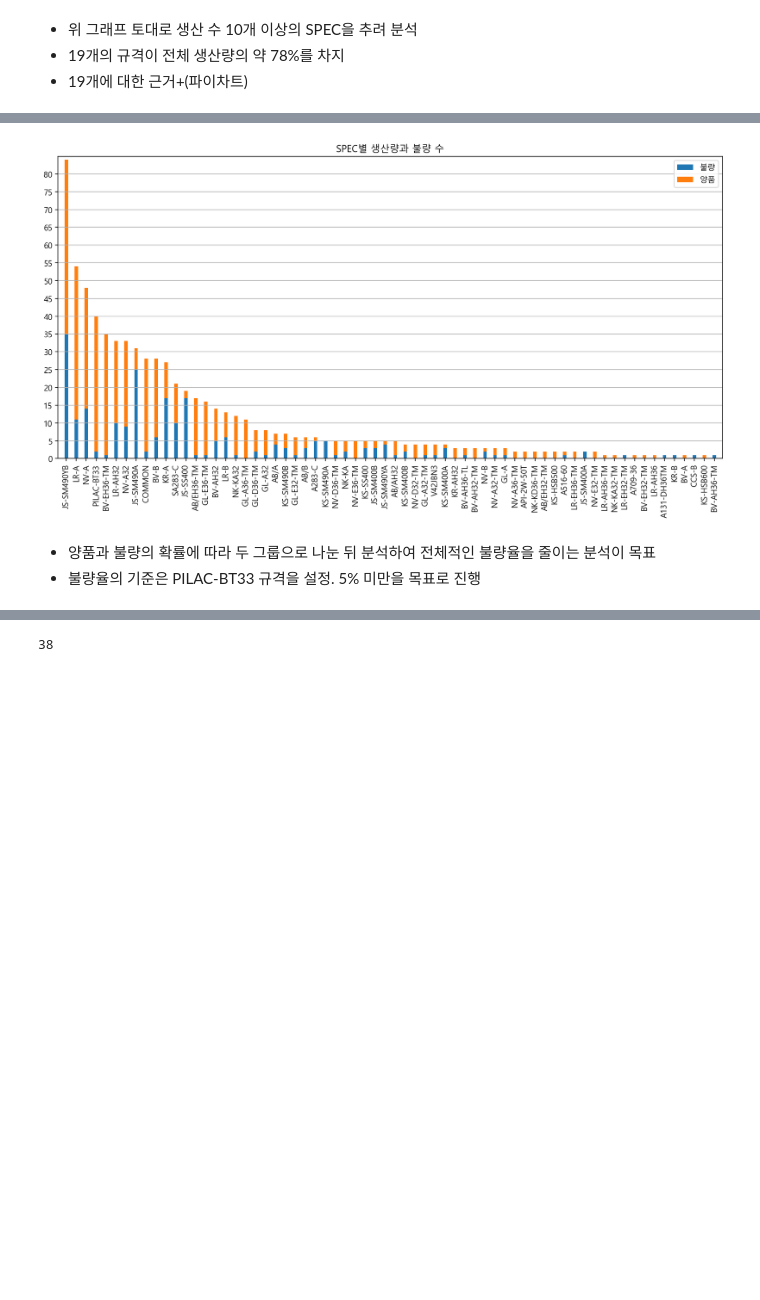
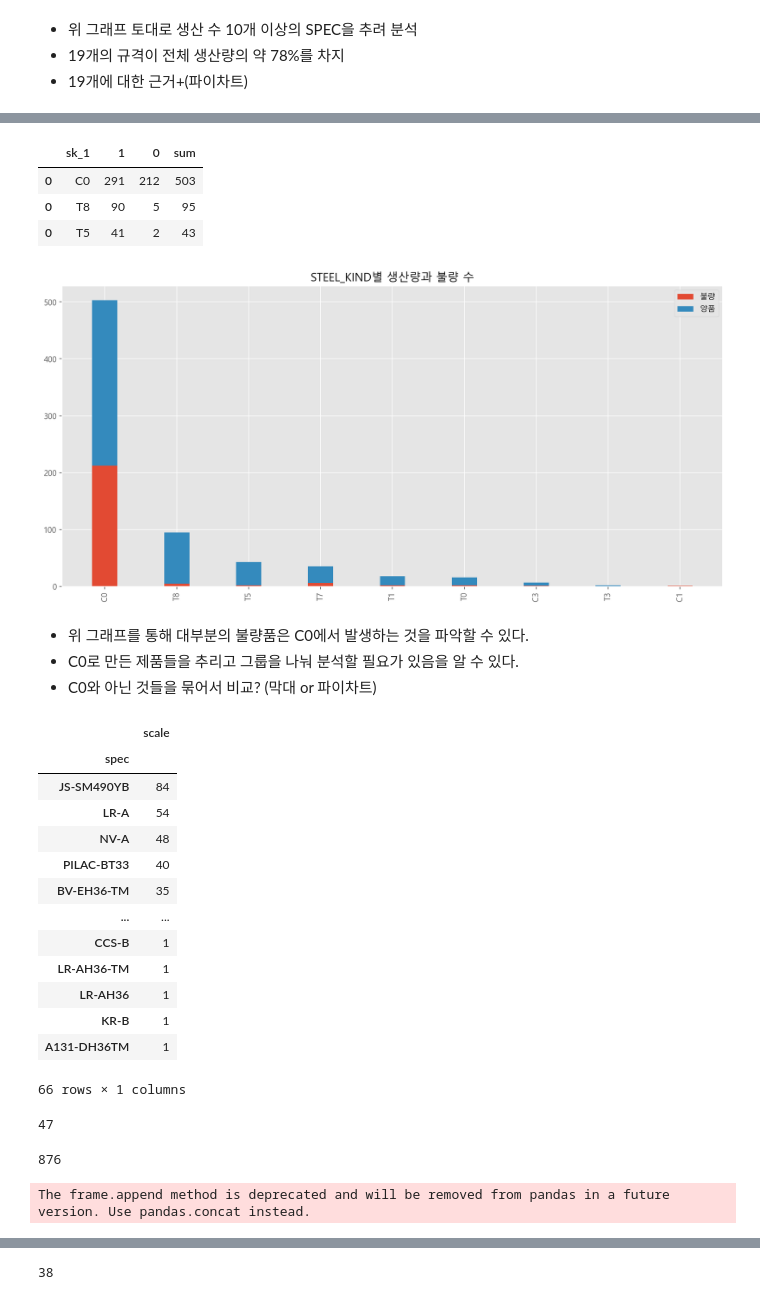
Before and after one commit to Liamns/steel_project, a Jupyter notebook: mg_project_1028.ipynb, the cells around one changed output, grey strips where cells are left out. Saved outputs shown, nothing was run; the diff lists cells and outputs as text; code cells hidden in the pictures; blank space fills up the shorter version.

```diff
--- a/mg_project_1028.ipynb
+++ b/mg_project_1028.ipynb
@@ -122,9 +139,16 @@ px.line(plt01, x=plt01.index, y='scale')
+# %%
+sk_2.head(3)
+# %% [output]
+|  | sk_1 | 1 | 0 | sum |
+| 0 | C0 | 291 | 212 | 503 |
+| 0 | T8 | 90 | 5 | 95 |
+| 0 | T5 | 41 | 2 | 43 |
 # %%
 #Stacked Bar 차트
 
-labels = spec_2['spec']
-x1 = spec_2['0']
-x2 = spec_2['1']
+labels = sk_2['sk_1']
+x1 = sk_2['0']
+x2 = sk_2['1']
 width = 0.35       # the width of the bars: can also be len(x) sequence
 
 fig, ax = plt.subplots(figsize=(15, 7))
@@ -134,7 +158,7 @@ ax.bar(labels, x2, width, bottom=x1, label='양품')
 #ax.set_xticklabels(labels, rotation=45)
 
 #ax.set_ylabel('Scores')
-ax.set_title('SPEC별 생산량과 불량 수')
+ax.set_title('STEEL_KIND별 생산량과 불량 수')
 ax.legend()
 
 plt.style.use('ggplot')
@@ -142,12 +166,42 @@ plt.style.use('ggplot')
 #plt.bar(bc1_labels, bc1_values, width=0.7)
 #plt.set_xlabel(fontsize=10)
 plt.xticks(rotation=90)
-plt.yticks(np.arange(0, 100, step=5))
-plt.margins(0.01)
+#plt.yticks(np.arange(0, 100, step=5))
+#plt.margins(0.01)
 plt.grid(True, axis='y')
 plt.show()
 # %% [output]
-[figure, old version]
+[figure, new version]
-# %% [markdown]
-- 양품과 불량의 확률에 따라 두 그룹으로 나눈 뒤 분석하여 전체적인 불량율을 줄이는 분석이 목표
-- 불량율의 기준은 PILAC-BT33 규격을 설정. 5% 미만을 목표로 진행
+# %% [markdown]
+- 위 그래프를 통해 대부분의 불량품은 C0에서 발생하는 것을 파악할 수 있다.
+- C0로 만든 제품들을 추리고 그룹을 나눠 분석할 필요가 있음을 알 수 있다.
+- C0와 아닌 것들을 묶어서 비교? (막대 or 파이차트)
+# %%
+plt01 = steel.groupby('spec')[['scale']].count()
+plt01.sort_values(by='scale', ascending=False, inplace=True)
+plt01
+# %% [output]
+|  | scale |
+| spec |  |
+| JS-SM490YB | 84 |
+| LR-A | 54 |
+| NV-A | 48 |
+| PILAC-BT33 | 40 |
+| BV-EH36-TM | 35 |
+| ... | ... |
+| CCS-B | 1 |
+| LR-AH36-TM | 1 |
+| LR-AH36 | 1 |
+| KR-B | 1 |
+| A131-DH36TM | 1 |
+66 rows × 1 columns
+# %%
+pie01 = plt01.iloc[:19, :]
+pie02 = plt01.iloc[19:, :]
+pie02['scale'].count()
+# %% [output]
+47
+# %%
+pie01['scale'].sum()
+# %% [output]
+876
@@ -153,0 +210,4 @@ plt.show()
+# %%
+pie01=pie01.append({'spec' : 'etc', 'scale' : 156}, ignore_index=True)
+# %% [output]
+The frame.append method is deprecated and will be removed from pandas in a future version. Use pandas.concat instead.
```
Also changed, not shown: parts of 31 cells of this notebook, 1 other file.
